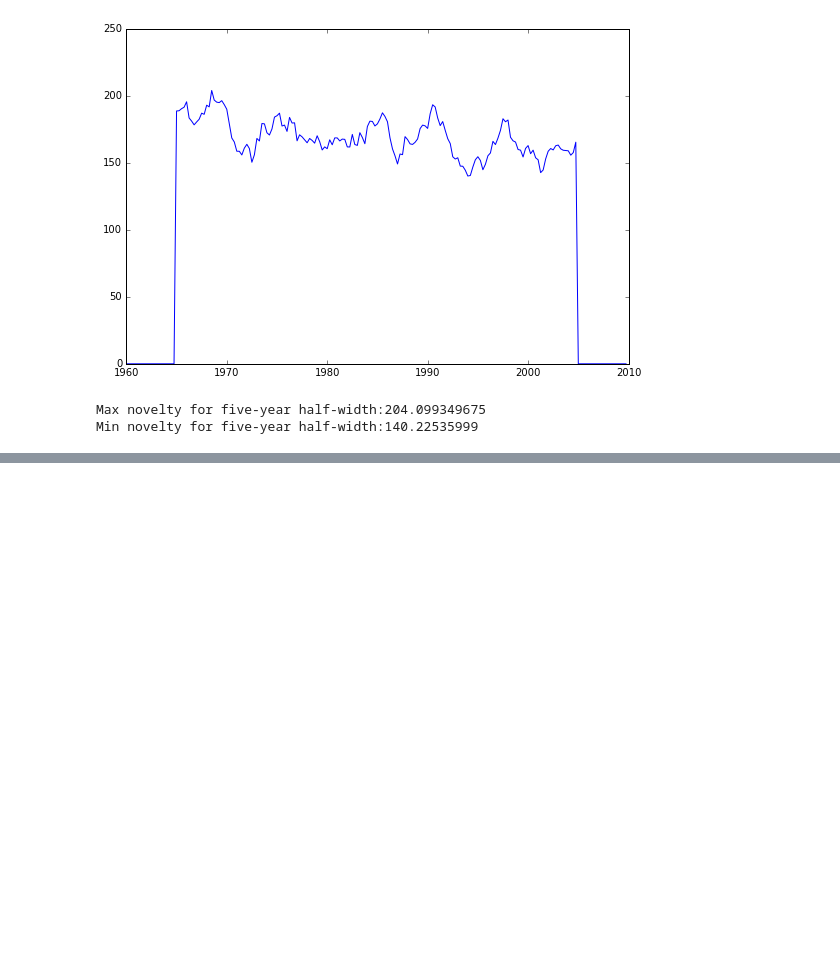
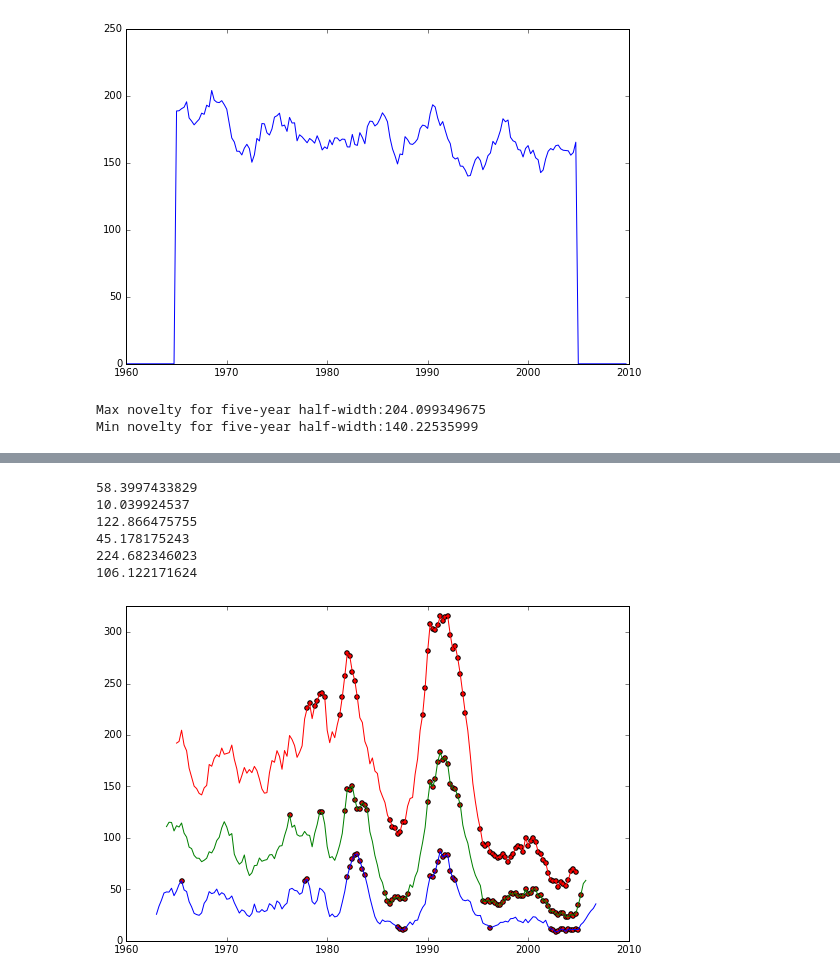
Before and after one commit to tedunderwood/changepoint, a Jupyter notebook: diagonal_permutation.ipynb, the cells around one changed output, grey strips where cells are left out. Cells and saved outputs as stored; diff of their text form; code cells hidden in the pictures; blank space fills up the shorter version.

```diff
--- a/diagonal_permutation.ipynb
+++ b/diagonal_permutation.ipynb
@@ -325,0 +354,23 @@ plt.show()
+# %%
+plt.axis([1960, 2010, 0, y.max() + 10])
+
+def add_scatter(d, width):
+    novelties, significance, threshold01, threshold05, threshold95, threshold99 = permute_test(d, width)
+    novelties, years, significance = zeroless_seq(novelties, getyears(), significance)
+    yplot = novelties[significance > 1]
+    xplot = years[significance > 1]
+    plt.scatter(xplot, yplot, c = 'red')
+    plt.plot(years, novelties)
+
+add_scatter(d, 3)
+add_scatter(d, 4)
+add_scatter(d, 5)
+plt.show()
+# %% [output]
+58.3997433829
+10.039924537
+122.866475755
+45.178175243
+224.682346023
+106.122171624
+[figure, added]
```
Also changed, not shown: parts of 3 cells of this notebook, 1 other file.
